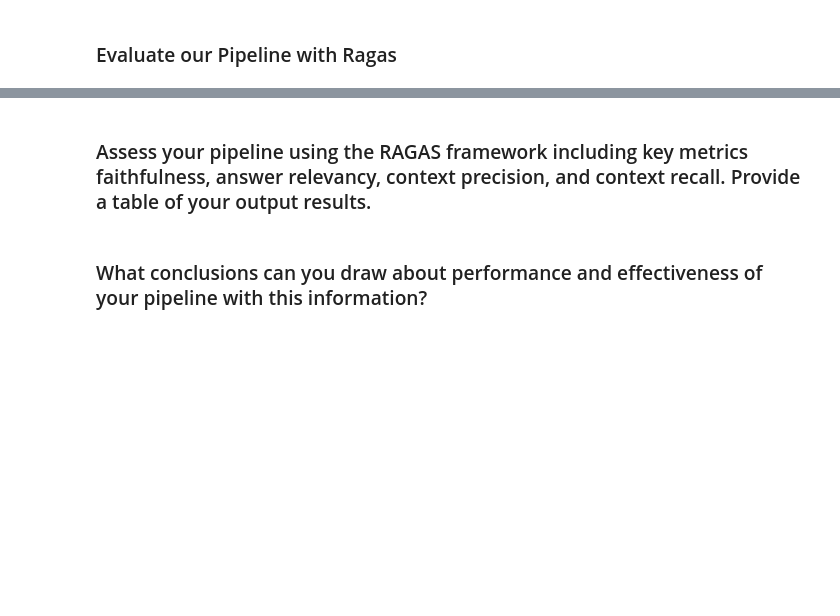
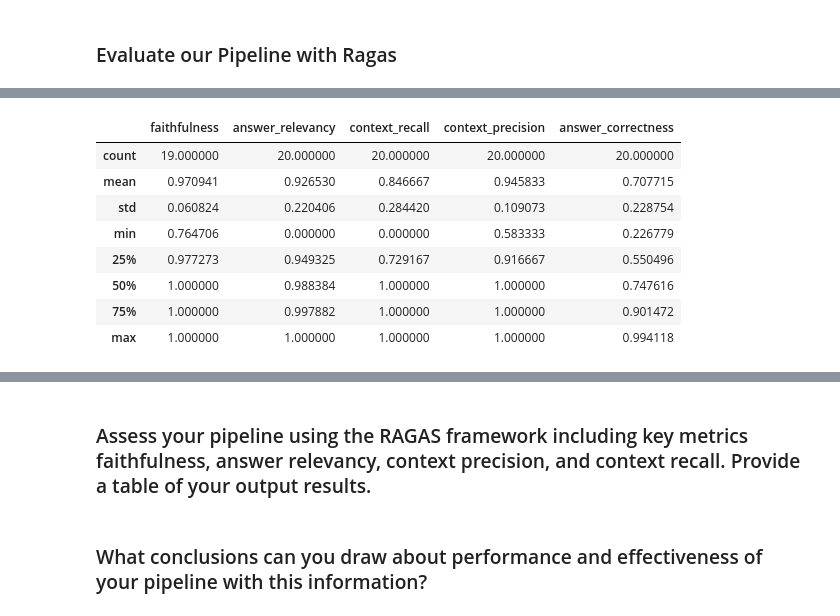
Before and after one commit to aaronsmoss3/aie4_midterm, a Jupyter notebook: midterm.ipynb, the cells around one changed output, grey strips where cells are left out. Saved outputs shown, nothing was run; the diff lists cells and outputs as text; code cells hidden in the pictures; blank space fills up the shorter version.

```diff
--- a/midterm.ipynb
+++ b/midterm.ipynb
@@ -612,3 +557,15 @@ results_df
 | 17 | How does the government tackle mo... | [SECTION: ALGORITHMIC DISCRIMINAT... | The government tackles mortgage l... | The federal government is working... | 0.888889 | 0.935923 | 1.000000 | ... |
 | 18 | How can information integrity ris... | [Merely \nquerying a closed produ... | Information integrity risks in AI... | Information integrity risks in AI... | 0.954545 | 0.957536 | 1.000000 | ... |
 | 19 | What steps are needed for improvi... | [ \nGAI value chains involve many... | To improve GAI risk measurement, ... | Establish policies and procedures... | 1.000000 | 0.949155 | 0.666667 | ... |
+# %%
+results_df.iloc[:,4:].describe()
+# %% [output]
+|  | faithfulness | answer_relevancy | context_recall | context_precision | answer_correctness |
+| count | 19.000000 | 20.000000 | 20.000000 | 20.000000 | 20.000000 |
+| mean | 0.970941 | 0.926530 | 0.846667 | 0.945833 | 0.707715 |
+| std | 0.060824 | 0.220406 | 0.284420 | 0.109073 | 0.228754 |
+| min | 0.764706 | 0.000000 | 0.000000 | 0.583333 | 0.226779 |
+| 25% | 0.977273 | 0.949325 | 0.729167 | 0.916667 | 0.550496 |
+| 50% | 1.000000 | 0.988384 | 1.000000 | 1.000000 | 0.747616 |
+| 75% | 1.000000 | 0.997882 | 1.000000 | 1.000000 | 0.901472 |
+| max | 1.000000 | 1.000000 | 1.000000 | 1.000000 | 0.994118 |
```
Also changed, not shown: parts of 72 cells of this notebook.
